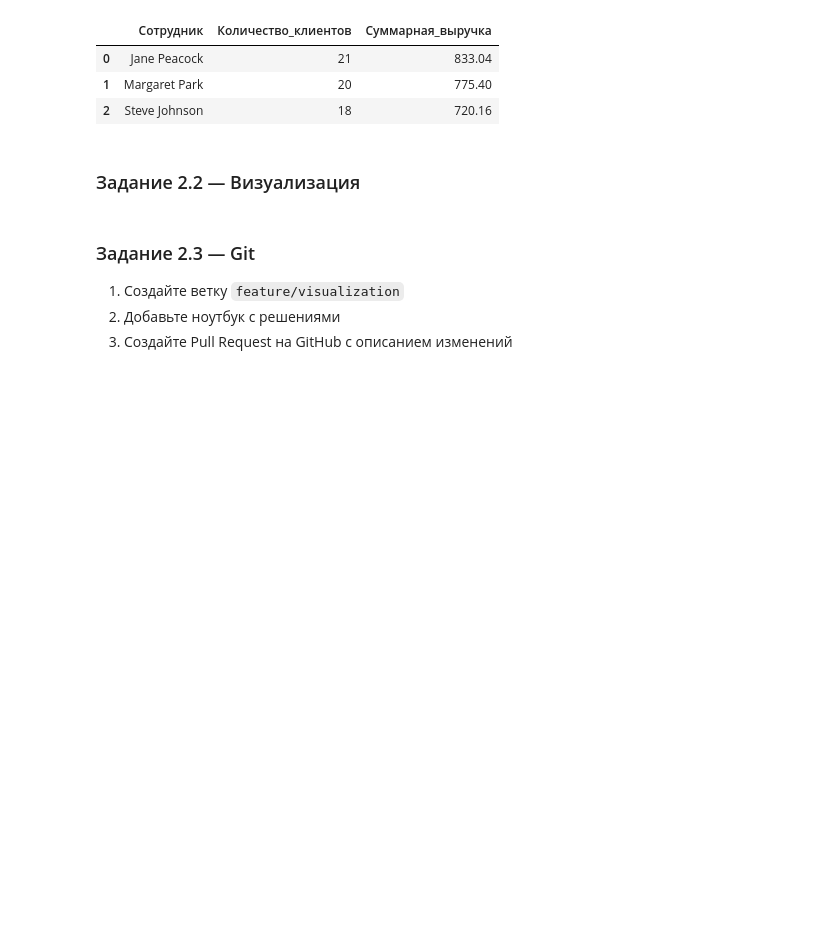
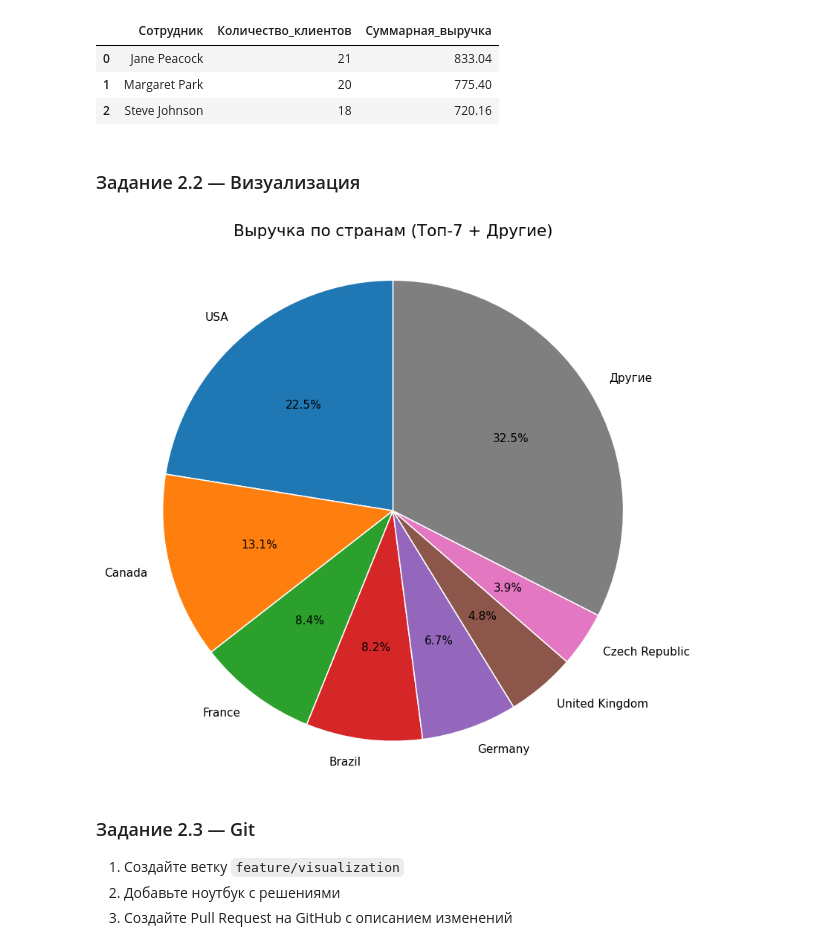
Before and after one commit to Duhast163rus/Ai, a Jupyter notebook: practice_git_python_sql.ipynb, the cells around one changed output. Cells and saved outputs as stored; diff of their text form; code cells hidden in the pictures; blank space fills up the shorter version.

Commit message:
Add visualization: pie chart and scatter plot

```diff
--- a/practice_git_python_sql.ipynb
+++ b/practice_git_python_sql.ipynb
@@ -1338,11 +1334,42 @@ ORDER BY Суммарная_выручка DESC
 # %%
 # ЗАДАНИЕ 2.2.1: Круговая диаграмма — выручка по странам
 # Топ-7 + «Другие» в одном секторе
 # Требования: заголовок, подписи с процентами
 
 # TODO: SQL
+df_country_money = sql("""
+    SELECT
+        c.Country,
+        ROUND(SUM(il.UnitPrice * il.Quantity), 2) AS Выручка
+    FROM Customer c
+    JOIN Invoice i ON c.CustomerId = i.CustomerId
+    JOIN InvoiceLine il ON i.InvoiceId = il.InvoiceId
+    GROUP BY c.Country
+    ORDER BY Выручка DESC
+""")
+
+top_n = 7
+top_countries = df_country_money.head(top_n).copy()
+other_sum = df_country_money['Выручка'].iloc[top_n:].sum()
+other_row = pd.DataFrame({'Country': ['Другие'], 'Выручка': [other_sum]})
+plot_data = pd.concat([top_countries, other_row], ignore_index=True)
+
+
+plt.figure(figsize=(8, 8))
+plt.pie(
+    plot_data['Выручка'],
+    labels=plot_data['Country'],
+    autopct='%1.1f%%',
+    startangle=90,
+    wedgeprops={'edgecolor': 'white', 'linewidth': 1}
+)
+plt.title('Выручка по странам (Топ‑7 + Другие)', fontsize=14, pad=20)
+plt.axis('equal')  # чтобы круг был круглым
+plt.show()
 
 # TODO: matplotlib pie chart
+# %% [output]
+[figure, added]
 # %%
 # ЗАДАНИЕ 2.2.2: Scatter plot — треков в альбоме vs выручка
 # Ось X: треков в альбоме
```
Also changed, not shown: parts of 2 cells of this notebook.
